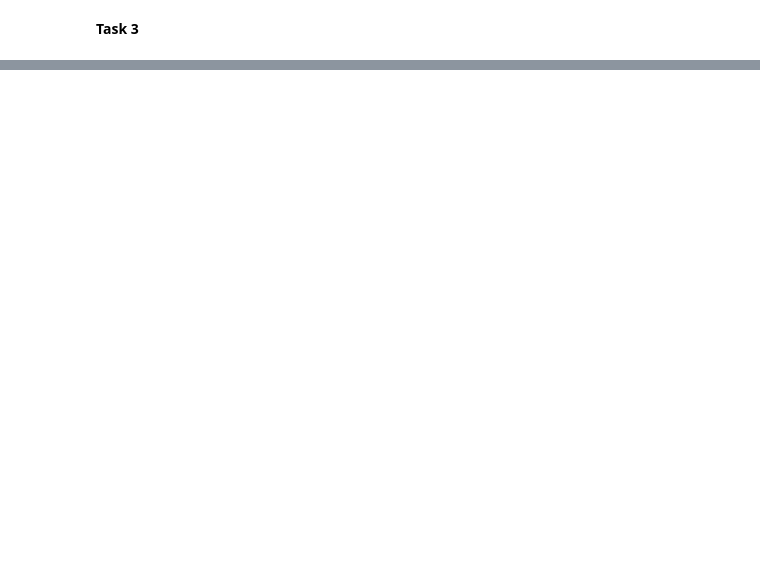
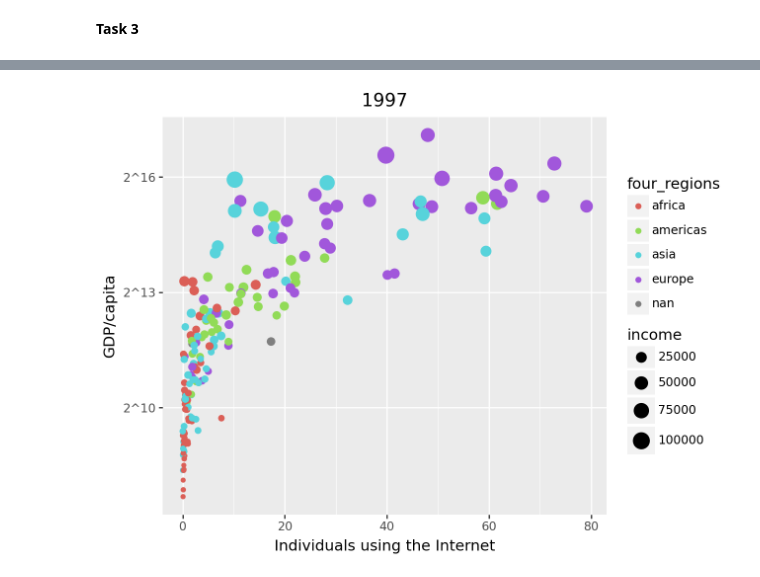
Before and after one commit to ulisesjcaroflores/Lab1, a Jupyter notebook: Lab1.ipynb, the cells around one changed output, grey strips where cells are left out. Cells and saved outputs as stored; diff of their text form; code cells hidden in the pictures; blank space fills up the shorter version.

```diff
--- a/Lab1.ipynb
+++ b/Lab1.ipynb
@@ -131,0 +143,11 @@ In this specific plot, we can see that the variables being mapped are y = life e
+# %%
+(ggplot(q3_data, aes(x='internet_users', y='gdp', color='four_regions', size='income')) +
+ geom_point() +
+ scale_y_continuous(
+     trans='log2',
+ ) +
+ labs(title='1997',
+      x='Individuals using the Internet',
+      y='GDP/capita'))
+# %% [output]
+[figure, added]
```
Also changed, not shown: parts of 15 cells of this notebook.
